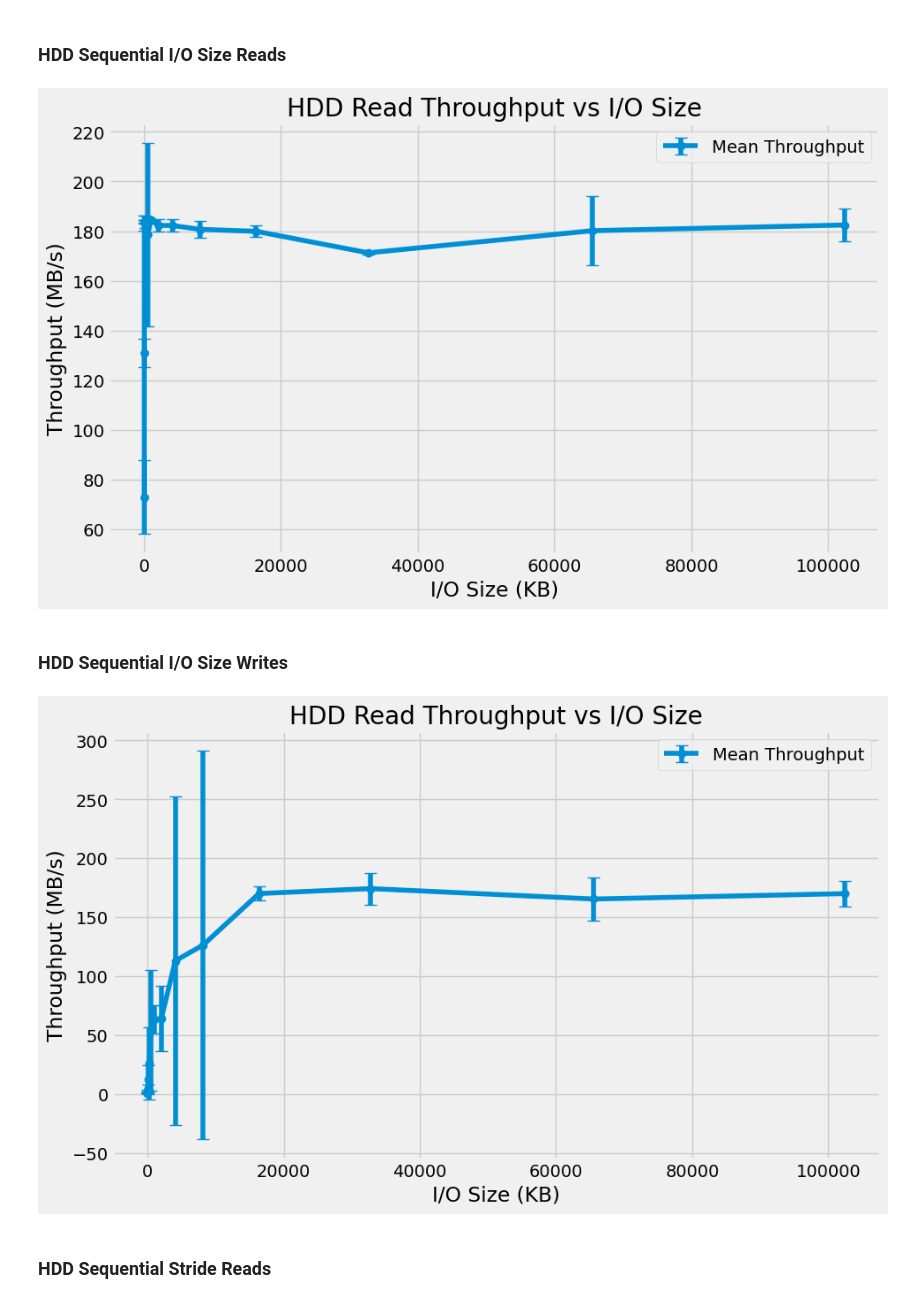
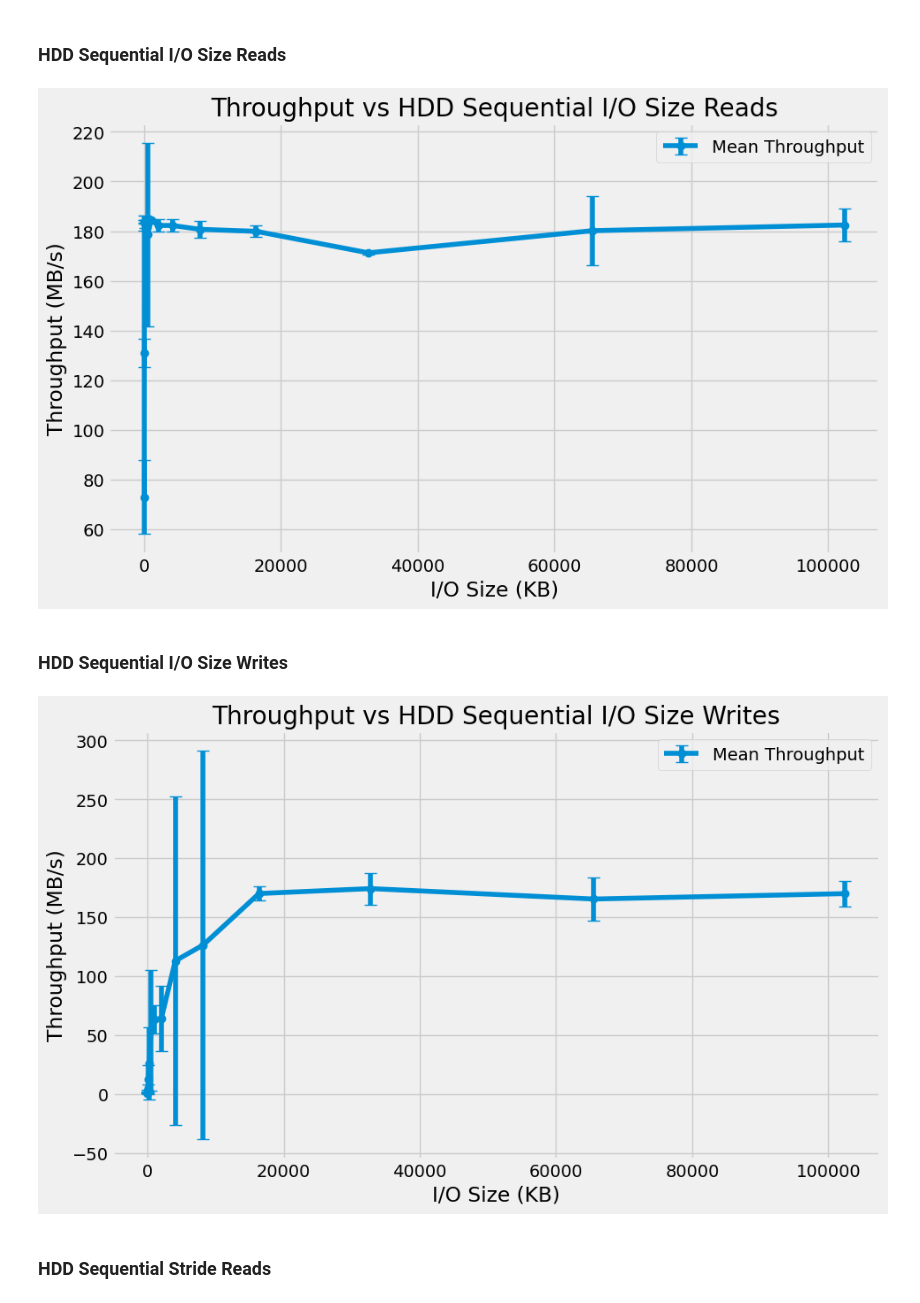
Before and after one commit to jasonyi-unc/disk-scheduler, a Jupyter notebook: src/plot_script.ipynb, the cells around one changed output. Cells and saved outputs as stored; diff of their text form; code cells hidden in the pictures.

```diff
--- a/src/plot_script.ipynb
+++ b/src/plot_script.ipynb
@@ -141,15 +142,15 @@ def plot_stride_vs_throughput_multiple_io_sizes(data_list, io_sizes, title, x_la
 # %%
 data = extract_throughputs('../data/HDD/sequential/read/io_size.txt')
 stats = calculate_statistics(data)
 
 plot_throughput(
     stats,
-    title='HDD Read Throughput vs I/O Size',
+    title='Throughput vs HDD Sequential I/O Size Reads',
     x_label='I/O Size (KB)',
     y_label='Throughput (MB/s)',
 )
 # %% [output]
-[figure, old version]
+[figure, new version]
 # %% [markdown]
 ### HDD Sequential I/O Size Writes
 # %%
@@ -158,12 +159,12 @@ stats = calculate_statistics(data)
 
 plot_throughput(
     stats,
-    title='HDD Read Throughput vs I/O Size',
+    title='Throughput vs HDD Sequential I/O Size Writes',
     x_label='I/O Size (KB)',
     y_label='Throughput (MB/s)',
 )
 # %% [output]
-[figure, old version]
+[figure, new version]
 # %% [markdown]
 ### HDD Sequential Stride Reads
 # %%
```
Also changed, not shown: parts of 15 cells of this notebook, 10 other files.
